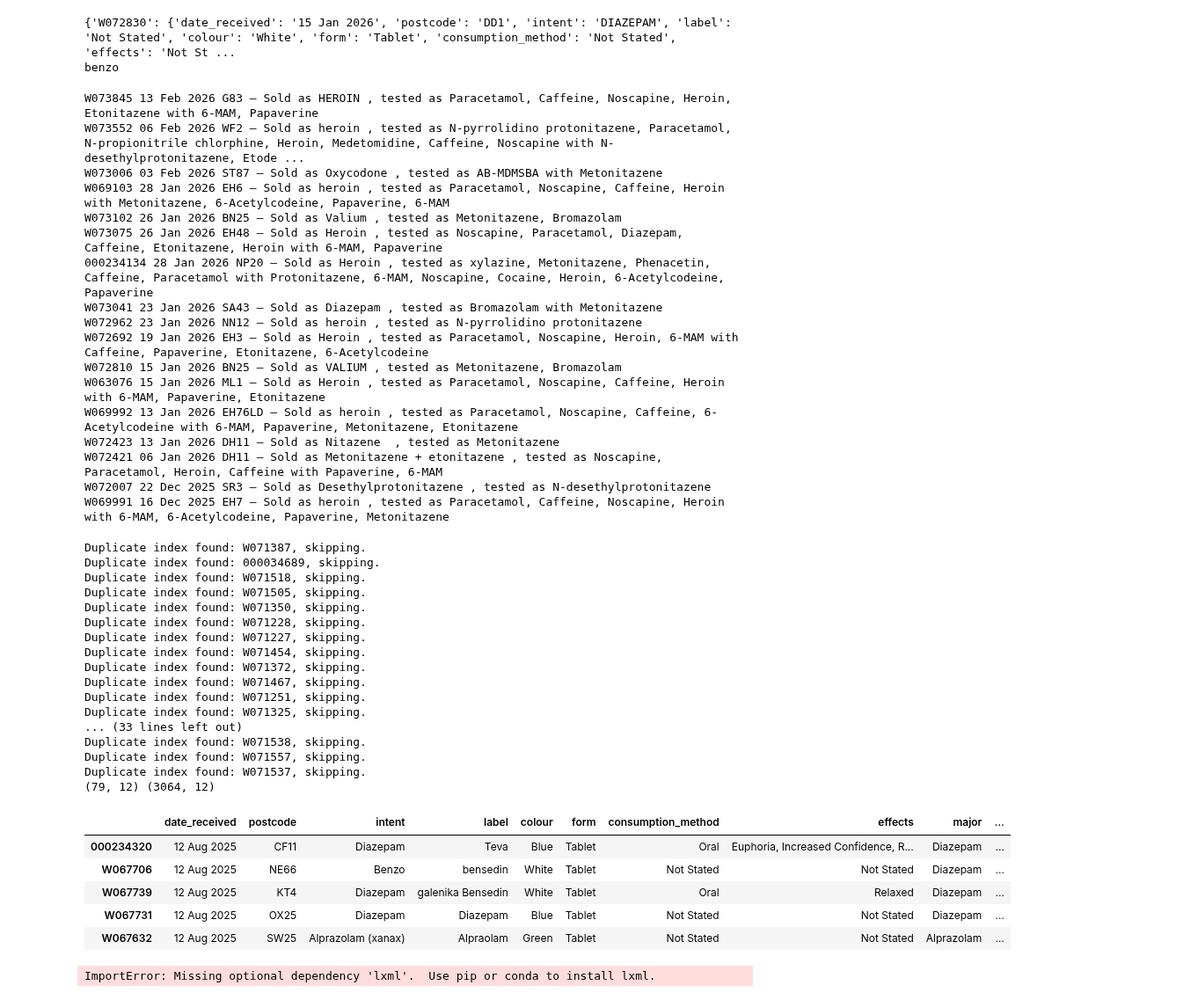
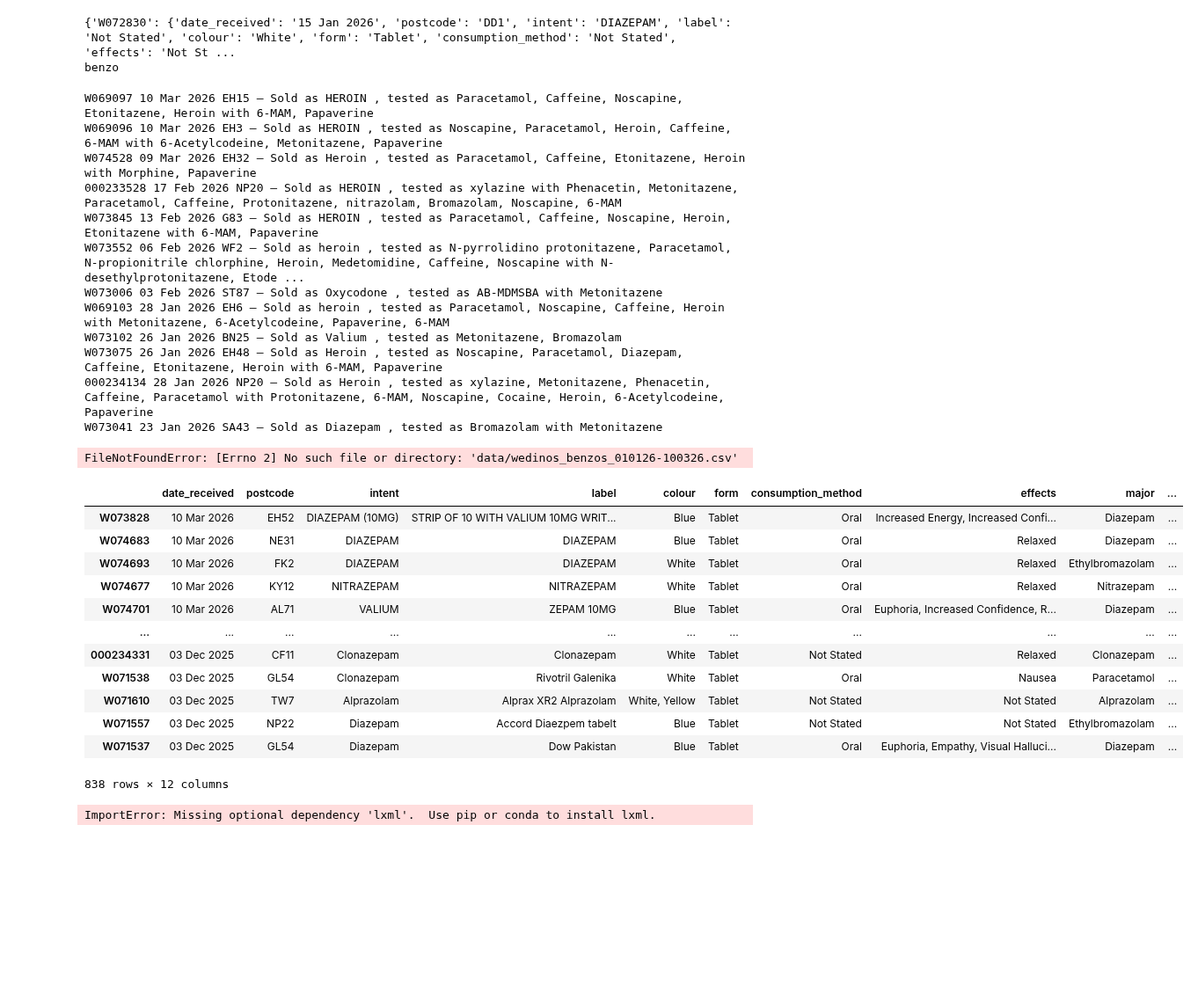
Before and after one commit to Benzo-Research-Project/NitazeneMap, a Jupyter notebook: WEDINOSParser.ipynb, the cells around one changed output. Shown at 88% size. Saved outputs shown, nothing was run; the diff lists cells and outputs as text; code cells hidden in the pictures; blank space fills up the shorter version.

```diff
--- a/WEDINOSParser.ipynb
+++ b/WEDINOSParser.ipynb
@@ -127,7 +127,7 @@ driver = webdriver.Chrome()
 driver.get("https://wedinos.org/sample-results")
 
 current_page = 0
-max_pages = 88 #367 was number of pages for 1 Jan to 4 Dec 2024, 250+21+28+8 for Jan-Aug and Sept 2025
+max_pages = 63 #367 was number of pages for 1 Jan to 4 Dec 2024, 250+21+28+8 for Jan-Aug and Sept 2025
 all_pages = []
 
 while current_page < max_pages:
@@ -220,7 +220,7 @@ for a in all_alerts:
 {'000237522': {'date_received': '27 Nov 2025', 'postcode': 'CF37', 'intent': 'amphetamine', 'label': 'Not Stated', 'colour': 'White', 'form': 'Powder', 'consumption_method': 'Intravenous', 'effects':  ...
 {'W071351': {'date_received': '27 Nov 2025', 'postcode': 'ME10 5JU', 'intent': 'LORAZEPAM 2MG', 'label': 'LORAZEPAM / ATIVAN 2MG ', 'colour': 'Orange', 'form': 'Tablet',
 # %%
-with open('data/wedinos-alerts-nov25-13feb26.json', 'w', encoding='utf-8') as f:
+with open('data/wedinos-alerts-240126-100326.json', 'w', encoding='utf-8') as f:
     json.dump(all_alerts, f, ensure_ascii=False, indent=4)
 # %%
 save_alerts = input('Do you want to save the alerts to a file? (y/n): ')
@@ -376,6 +376,10 @@ for alert in all_alerts:
             df.loc[i] = pd.Series(alert[i])
             print(i,alert[i]['date_received'], alert[i]['postcode'],'– Sold as', alert[i]['intent'], ', tested as',alert[i]['major'], 'with' if(len(alert[i]['minor'])>=1) else '', alert[i]['minor'])
 # %% [output]
+W069097 10 Mar 2026 EH15 – Sold as HEROIN , tested as Paracetamol, Caffeine, Noscapine, Etonitazene, Heroin with 6-MAM, Papaverine
+W069096 10 Mar 2026 EH3 – Sold as HEROIN , tested as Noscapine, Paracetamol, Heroin, Caffeine, 6-MAM with 6-Acetylcodeine, Metonitazene, Papaverine
+W074528 09 Mar 2026 EH32 – Sold as Heroin , tested as Paracetamol, Caffeine, Etonitazene, Heroin with Morphine, Papaverine
+000233528 17 Feb 2026 NP20 – Sold as HEROIN , tested as xylazine with Phenacetin, Metonitazene, Paracetamol, Caffeine, Protonitazene, nitrazolam, Bromazolam, Noscapine, 6-MAM
 W073845 13 Feb 2026 G83 – Sold as HEROIN , tested as Paracetamol, Caffeine, Noscapine, Heroin, Etonitazene with 6-MAM, Papaverine
 W073552 06 Feb 2026 WF2 – Sold as heroin , tested as N-pyrrolidino protonitazene, Paracetamol, N-propionitrile chlorphine, Heroin, Medetomidine, Caffeine, Noscapine with N-desethylprotonitazene, Etode ...
 W073006 03 Feb 2026 ST87 – Sold as Oxycodone , tested as AB-MDMSBA with Metonitazene
@@ -384,18 +388,10 @@ W073102 26 Jan 2026 BN25 – Sold as Valium , tested as Metonitazene, Bromazolam
 W073075 26 Jan 2026 EH48 – Sold as Heroin , tested as Noscapine, Paracetamol, Diazepam, Caffeine, Etonitazene, Heroin with 6-MAM, Papaverine
 000234134 28 Jan 2026 NP20 – Sold as Heroin , tested as xylazine, Metonitazene, Phenacetin, Caffeine, Paracetamol with Protonitazene, 6-MAM, Noscapine, Cocaine, Heroin, 6-Acetylcodeine, Papaverine
 W073041 23 Jan 2026 SA43 – Sold as Diazepam , tested as Bromazolam with Metonitazene
-W072962 23 Jan 2026 NN12 – Sold as heroin , tested as N-pyrrolidino protonitazene
-W072692 19 Jan 2026 EH3 – Sold as Heroin , tested as Paracetamol, Noscapine, Heroin, 6-MAM with Caffeine, Papaverine, Etonitazene, 6-Acetylcodeine
-W072810 15 Jan 2026 BN25 – Sold as VALIUM , tested as Metonitazene, Bromazolam
-W063076 15 Jan 2026 ML1 – Sold as Heroin , tested as Paracetamol, Noscapine, Caffeine, Heroin with 6-MAM, Papaverine, Etonitazene
-W069992 13 Jan 2026 EH76LD – Sold as heroin , tested as Paracetamol, Noscapine, Caffeine, 6-Acetylcodeine with 6-MAM, Papaverine, Metonitazene, Etonitazene
-W072423 13 Jan 2026 DH11 – Sold as Nitazene  , tested as Metonitazene
-W072421 06 Jan 2026 DH11 – Sold as Metonitazene + etonitazene , tested as Noscapine, Paracetamol, Heroin, Caffeine with Papaverine, 6-MAM
-W072007 22 Dec 2025 SR3 – Sold as Desethylprotonitazene , tested as N-desethylprotonitazene
-W069991 16 Dec 2025 EH7 – Sold as heroin , tested as Paracetamol, Caffeine, Noscapine, Heroin with 6-MAM, 6-Acetylcodeine, Papaverine, Metonitazene
 # %%
-df_benzo_all = pd.read_csv('data/wedinos_benzos_010125-031225.csv', sep=',', encoding='utf-8', index_col=0)
-df_nit_all = pd.read_csv('data/wedinos_nitazenes_010125-031225.csv', sep=',', encoding='utf-8',index_col=0)
+df_benzo_all = pd.read_csv('data/wedinos_benzos_010126-100326.csv', sep=',', encoding='utf-8', index_col=0)
+df_nit_all = pd.read_csv('data/wedinos_benzos_010126-130226.csv', sep=',', encoding='utf-8', index_col=0)
+#df_nit_all = pd.read_csv('data/wedinos_nitazenes_010125-031225.csv', sep=',', encoding='utf-8',index_col=0)
 
 for idx, row in df_benzo.iterrows():
     if idx in df_benzo_all.index:
@@ -411,29 +407,23 @@ for idx, row in df.iterrows():
 print(df_nit_all.shape, df_benzo_all.shape)
 df_benzo_all.head()
 # %% [output]
-Duplicate index found: W071387, skipping.
-Duplicate index found: 000034689, skipping.
-Duplicate index found: W071518, skipping.
-Duplicate index found: W071505, skipping.
-Duplicate index found: W071350, skipping.
-Duplicate index found: W071228, skipping.
-Duplicate index found: W071227, skipping.
-Duplicate index found: W071454, skipping.
-Duplicate index found: W071372, skipping.
-Duplicate index found: W071467, skipping.
-Duplicate index found: W071251, skipping.
-Duplicate index found: W071325, skipping.
-... (33 lines left out)
-Duplicate index found: W071538, skipping.
-Duplicate index found: W071557, skipping.
-Duplicate index found: W071537, skipping.
-(79, 12) (3064, 12)
+FileNotFoundError: [Errno 2] No such file or directory: 'data/wedinos_benzos_010126-100326.csv'
-|  | date_received | postcode | intent | label | colour | form | consumption_method | effects | major | ... |
-| 000234320 | 12 Aug 2025 | CF11 | Diazepam | Teva | Blue | Tablet | Oral | Euphoria, Increased Confidence, R... | Diazepam | ... |
-| W067706 | 12 Aug 2025 | NE66 | Benzo | bensedin | White | Tablet | Not Stated | Not Stated | Diazepam | ... |
-| W067739 | 12 Aug 2025 | KT4 | Diazepam | galenika Bensedin | White | Tablet | Oral | Relaxed | Diazepam | ... |
-| W067731 | 12 Aug 2025 | OX25 | Diazepam | Diazepam | Blue | Tablet | Not Stated | Not Stated | Diazepam | ... |
-| W067632 | 12 Aug 2025 | SW25 | Alprazolam (xanax) | Alpraolam | Green | Tablet | Not Stated | Not Stated | Alprazolam | ... |
+# %%
+df_benzo_all
+# %% [output]
+|  | date_received | postcode | intent | label | colour | form | consumption_method | effects | major | ... |
+| W073828 | 10 Mar 2026 | EH52 | DIAZEPAM (10MG) | STRIP OF 10 WITH VALIUM 10MG WRIT... | Blue | Tablet | Oral | Increased Energy, Increased Confi... | Diazepam | ... |
+| W074683 | 10 Mar 2026 | NE31 | DIAZEPAM | DIAZEPAM | Blue | Tablet | Oral | Relaxed | Diazepam | ... |
+| W074693 | 10 Mar 2026 | FK2 | DIAZEPAM | DIAZEPAM | White | Tablet | Oral | Relaxed | Ethylbromazolam | ... |
+| W074677 | 10 Mar 2026 | KY12 | NITRAZEPAM | NITRAZEPAM | White | Tablet | Oral | Relaxed | Nitrazepam | ... |
+| W074701 | 10 Mar 2026 | AL71 | VALIUM | ZEPAM 10MG | Blue | Tablet | Oral | Euphoria, Increased Confidence, R... | Diazepam | ... |
+| ... | ... | ... | ... | ... | ... | ... | ... | ... | ... | ... |
+| 000234331 | 03 Dec 2025 | CF11 | Clonazepam | Clonazepam | White | Tablet | Not Stated | Relaxed | Clonazepam | ... |
+| W071538 | 03 Dec 2025 | GL54 | Clonazepam | Rivotril Galenika | White | Tablet | Oral | Nausea | Paracetamol | ... |
+| W071610 | 03 Dec 2025 | TW7 | Alprazolam | Alprax XR2 Alprazolam | White, Yellow | Tablet | Not Stated | Not Stated | Alprazolam | ... |
+| W071557 | 03 Dec 2025 | NP22 | Diazepam | Accord Diaezpem tabelt | Blue | Tablet | Not Stated | Not Stated | Ethylbromazolam | ... |
+| W071537 | 03 Dec 2025 | GL54 | Diazepam | Dow Pakistan | Blue | Tablet | Oral | Euphoria, Empathy, Visual Halluci... | Diazepam | ... |
+838 rows × 12 columns
 # %%
 wikiurl = 'https://en.wikipedia.org/wiki/List_of_orphine_opioids#Table_of_Orphines'
 wiki_tables = pd.read_html(wikiurl)
```
Also changed, not shown: parts of 15 cells of this notebook, 6 other files.
